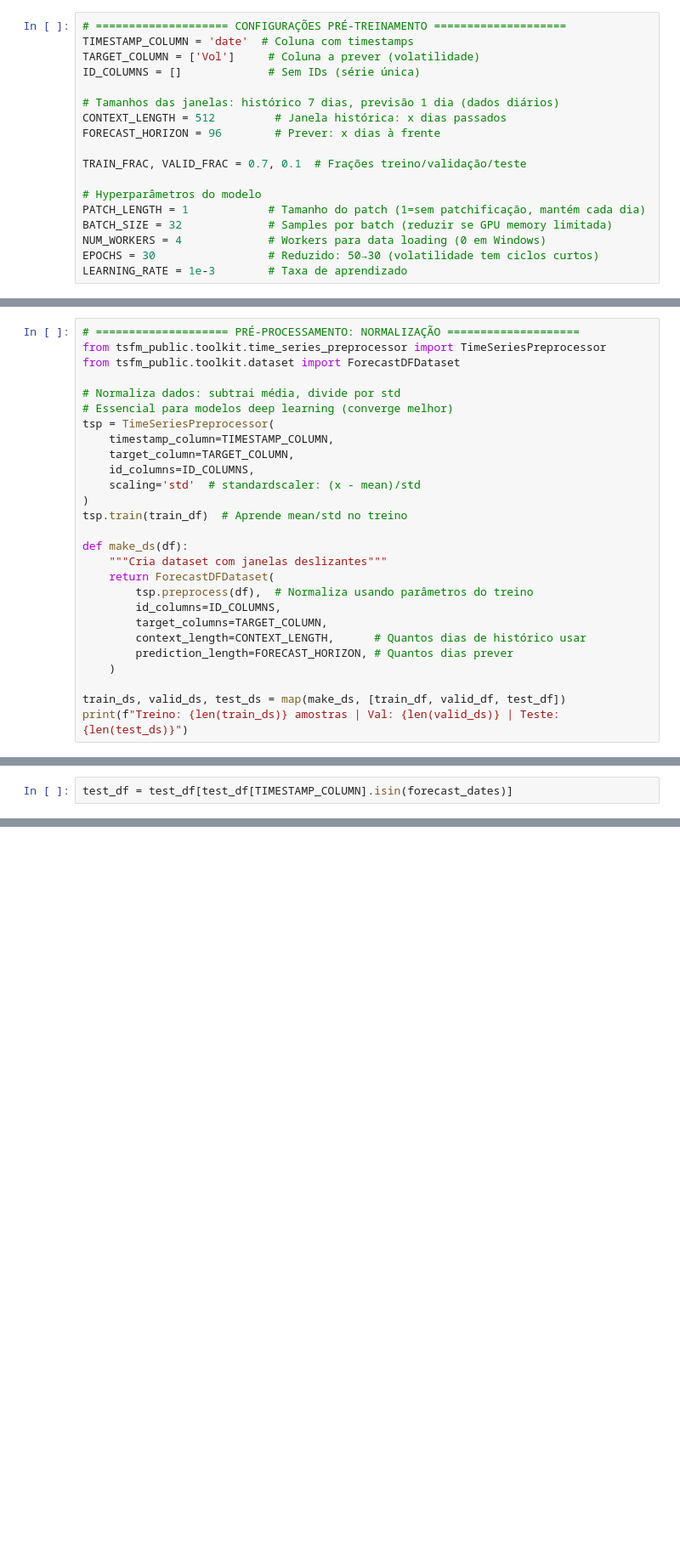
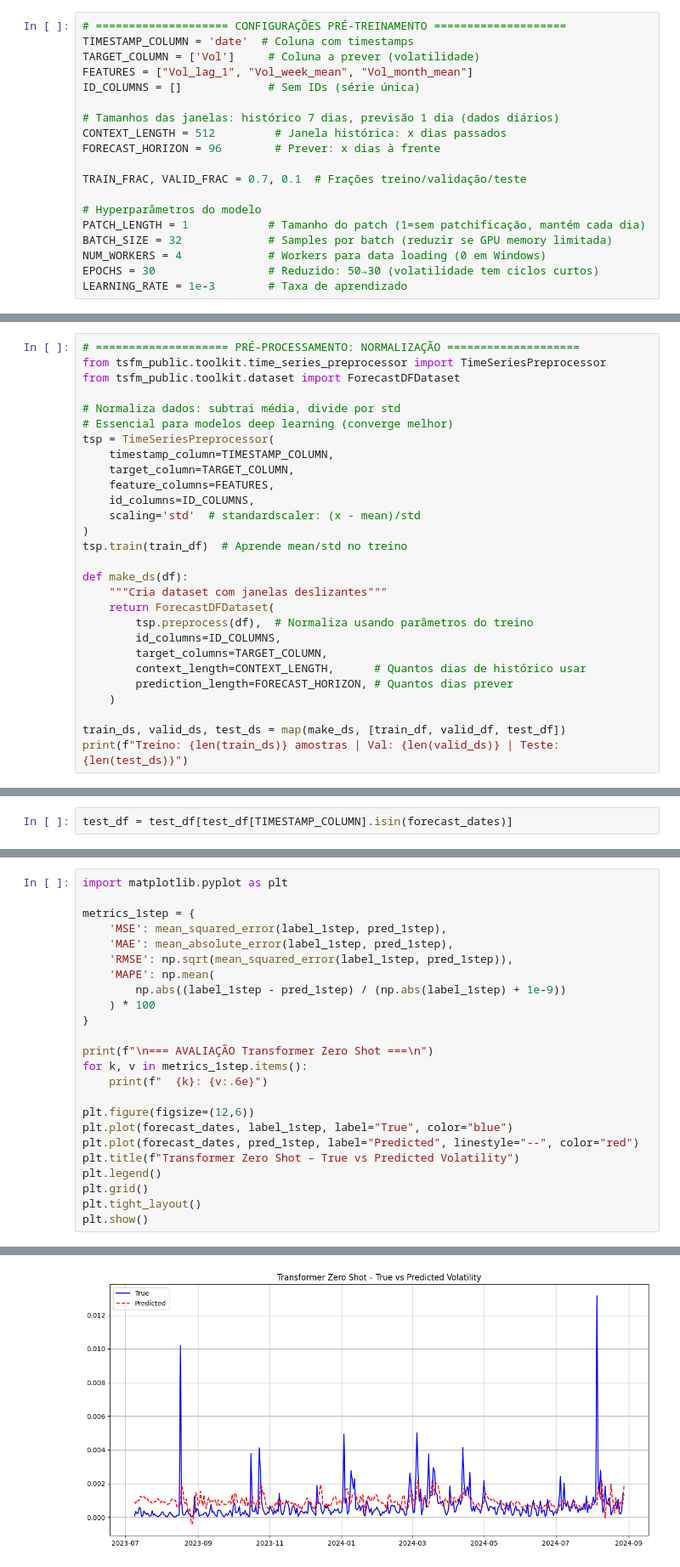
Before and after one commit to Pennini/iniciacao-cientifica, a Jupyter notebook: notebooks/4. Testes PatchTST.ipynb, the cells around one changed output, grey strips where cells are left out. Shown at 85% size. Cells and saved outputs as stored; diff of their text form; blank space fills up the shorter version.

```diff
--- a/notebooks/4. Testes PatchTST.ipynb
+++ b/notebooks/4. Testes PatchTST.ipynb
@@ -33,6 +33,7 @@ Device: cpu | Precision: torch.float32
 # ==================== CONFIGURAÇÕES PRÉ-TREINAMENTO ====================
 TIMESTAMP_COLUMN = 'date'  # Coluna com timestamps
 TARGET_COLUMN = ['Vol']     # Coluna a prever (volatilidade)
+FEATURES = ["Vol_lag_1", "Vol_week_mean", "Vol_month_mean"]
 ID_COLUMNS = []             # Sem IDs (série única)
 
 # Tamanhos das janelas: histórico 7 dias, previsão 1 dia (dados diários)
@@ -106,6 +113,7 @@ from tsfm_public.toolkit.dataset import ForecastDFDataset
 tsp = TimeSeriesPreprocessor(
     timestamp_column=TIMESTAMP_COLUMN,
     target_column=TARGET_COLUMN,
+    feature_columns=FEATURES,
     id_columns=ID_COLUMNS,
     scaling='std'  # standardscaler: (x - mean)/std
 )
@@ -269,0 +337,25 @@ plt.show()
+# %%
+import matplotlib.pyplot as plt
+
+metrics_1step = {
+    'MSE': mean_squared_error(label_1step, pred_1step),
+    'MAE': mean_absolute_error(label_1step, pred_1step),
+    'RMSE': np.sqrt(mean_squared_error(label_1step, pred_1step)),
+    'MAPE': np.mean(
+        np.abs((label_1step - pred_1step) / (np.abs(label_1step) + 1e-9))
+    ) * 100
+}
+
+print(f"\n=== AVALIAÇÃO Transformer Zero Shot ===\n")
+for k, v in metrics_1step.items():
+    print(f"  {k}: {v:.6e}")
+
+plt.figure(figsize=(12,6))
+plt.plot(forecast_dates, label_1step, label="True", color="blue")
+plt.plot(forecast_dates, pred_1step, label="Predicted", linestyle="--", color="red")
+plt.title(f"Transformer Zero Shot – True vs Predicted Volatility")
+plt.legend()
+plt.grid()
+plt.tight_layout()
+plt.show()
+# %% [output]
@@ -269,0 +368 @@ plt.show()
+[figure, added]
```
Also changed, not shown: parts of 19 cells of this notebook, 14 other files.
